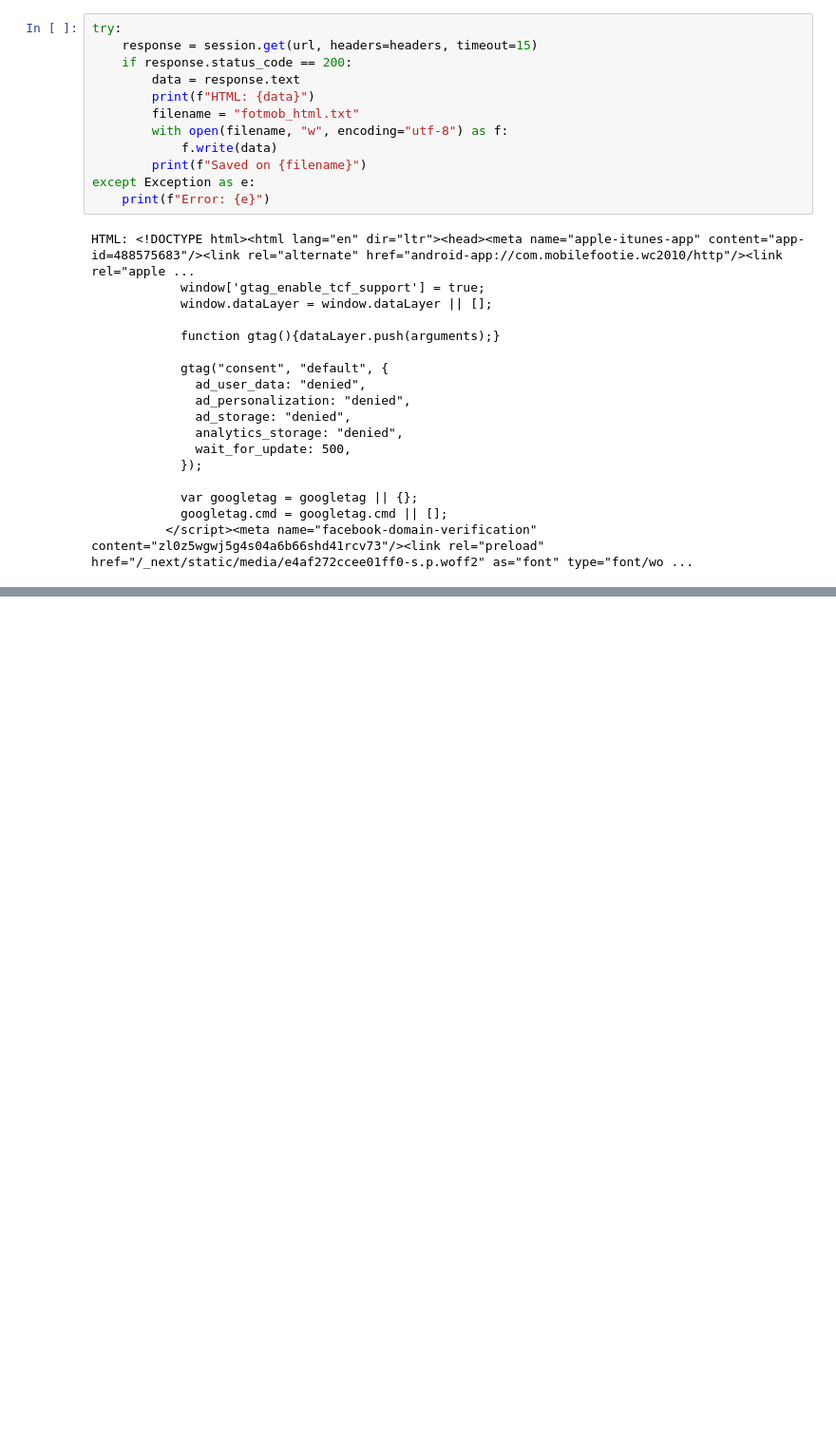
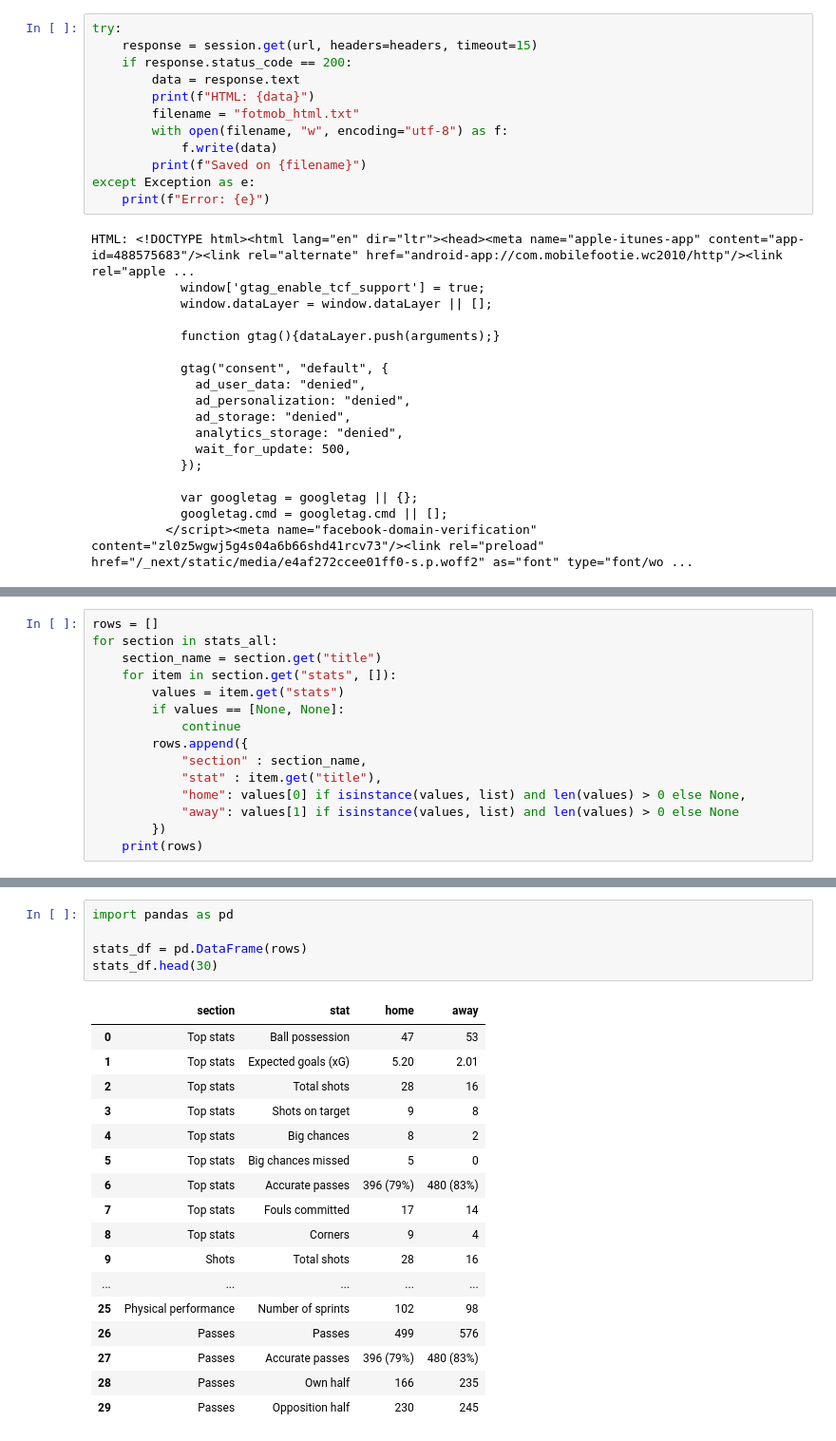
Before and after one commit to enzoftware/football-ds, a Jupyter notebook: 1_scraping_fotmob.ipynb, the cells around one changed output, grey strips where cells are left out. Shown at 95% size. Drawn from its saved outputs; the diff is of its cells as text; blank space fills up the shorter version.

```diff
--- a/1_scraping_fotmob.ipynb
+++ b/1_scraping_fotmob.ipynb
@@ -112,0 +126,15 @@ HTML: <!DOCTYPE html><html lang="en" dir="ltr"><head><meta name="apple-itunes-ap
+# %%
+rows = []
+for section in stats_all:
+    section_name = section.get("title")
+    for item in section.get("stats", []):
+        values = item.get("stats")
+        if values == [None, None]:
+            continue
+        rows.append({
+            "section" : section_name,
+            "stat" : item.get("title"),
+            "home": values[0] if isinstance(values, list) and len(values) > 0 else None,
+            "away": values[1] if isinstance(values, list) and len(values) > 0 else None
+        })
+    print(rows)
@@ -112,0 +150,23 @@ HTML: <!DOCTYPE html><html lang="en" dir="ltr"><head><meta name="apple-itunes-ap
+# %%
+import pandas as pd
+
+stats_df = pd.DataFrame(rows)
+stats_df.head(30)
+# %% [output]
+|  | section | stat | home | away |
+| 0 | Top stats | Ball possession | 47 | 53 |
+| 1 | Top stats | Expected goals (xG) | 5.20 | 2.01 |
+| 2 | Top stats | Total shots | 28 | 16 |
+| 3 | Top stats | Shots on target | 9 | 8 |
+| 4 | Top stats | Big chances | 8 | 2 |
+| 5 | Top stats | Big chances missed | 5 | 0 |
+| 6 | Top stats | Accurate passes | 396 (79%) | 480 (83%) |
+| 7 | Top stats | Fouls committed | 17 | 14 |
+| 8 | Top stats | Corners | 9 | 4 |
+| 9 | Shots | Total shots | 28 | 16 |
+| ... | ... | ... | ... | ... |
+| 25 | Physical performance | Number of sprints | 102 | 98 |
+| 26 | Passes | Passes | 499 | 576 |
+| 27 | Passes | Accurate passes | 396 (79%) | 480 (83%) |
+| 28 | Passes | Own half | 166 | 235 |
+| 29 | Passes | Opposition half | 230 | 245 |
```
Also changed, not shown: parts of 9 cells of this notebook, 1 other file.
